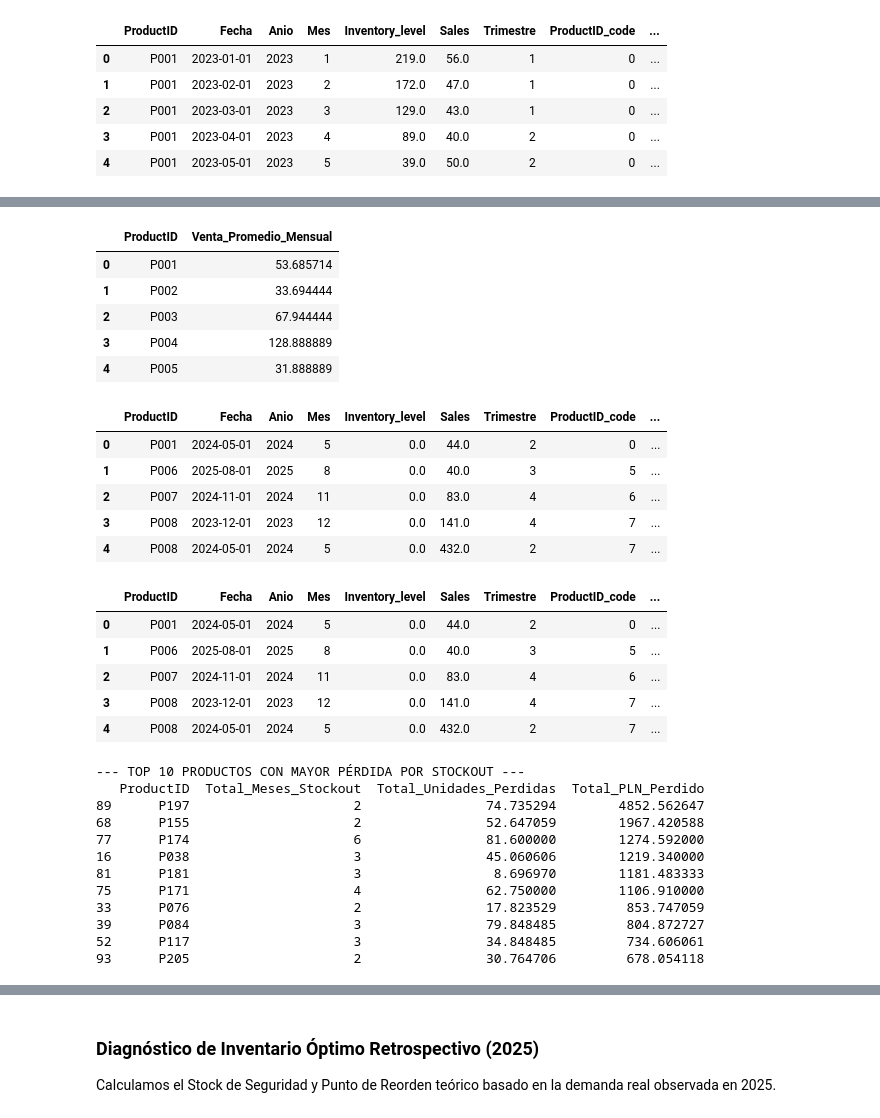
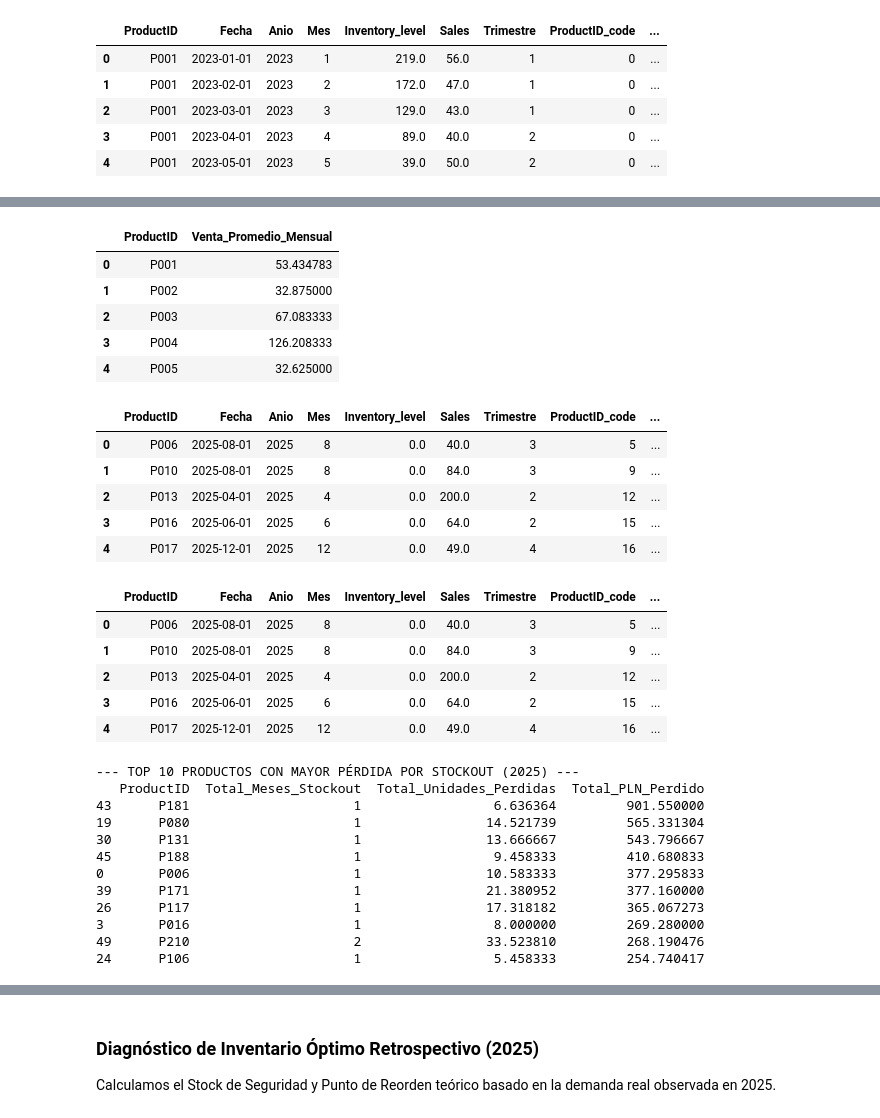
Before and after one commit to BrianmartinZ/pronostico-ventas-xgboost, a Jupyter notebook: notebooks/proyecto.ipynb, the cells around one changed output, grey strips where cells are left out. Saved outputs shown, nothing was run; the diff lists cells and outputs as text; code cells hidden in the pictures.

```diff
--- a/notebooks/proyecto.ipynb
+++ b/notebooks/proyecto.ipynb
@@ -230,0 +218,10 @@ Total de meses con stockout detectados: 182
+# %%
+# Identificar meses con stockout (2023-2025)
+stockouts = df_pivot[df_pivot['Inventory_level'] == 0].copy()
+
+# Identificar meses con stockout (solo 2025)
+stockouts_25 = df_pivot[(df_pivot['Inventory_level'] == 0) & (df_pivot['Anio'] == 2025)].copy()
+
+print(f"Total de meses con stockout en 2025: {len(stockouts_25)}")
+print(f"Total de meses con stockout historico 2023-2025: {len(stockouts)}")
+stockouts.head()
@@ -231,27 +237,29 @@ Total de meses con stockout detectados: 182
 # %%
 # Estimar ventas perdidas
-# Venta promedio mensual SOLO en meses donde SÍ había stock (> 0)
-sales_prom = df_pivot[df_pivot['Inventory_level'] > 0].groupby('ProductID')['Sales'].mean().reset_index()
+# Venta promedio mensual SOLO en meses donde SÍ había stock (> 0), usando el histórico 2023-2024
+sales_prom = (df_pivot[(df_pivot['Inventory_level'] > 0) & (df_pivot['Anio'] <= 2024)]
+              .groupby('ProductID')['Sales'].mean().reset_index())
 sales_prom.columns = ['ProductID', 'Venta_Promedio_Mensual']
 sales_prom.head()
 # %% [output]
 |  | ProductID | Venta_Promedio_Mensual |
-| 0 | P001 | 53.685714 |
-| 1 | P002 | 33.694444 |
-| 2 | P003 | 67.944444 |
-| 3 | P004 | 128.888889 |
-| 4 | P005 | 31.888889 |
+| 0 | P001 | 53.434783 |
+| 1 | P002 | 32.875000 |
+| 2 | P003 | 67.083333 |
+| 3 | P004 | 126.208333 |
+| 4 | P005 | 32.625000 |
 # %%
 # Unir ese promedio a la tabla de stockouts
+stockouts_25 = stockouts_25.merge(sales_prom, on='ProductID', how='left')
 stockouts = stockouts.merge(sales_prom, on='ProductID', how='left')
 # %%
-stockouts.head()
+stockouts_25.head()
 # %% [output]
 |  | ProductID | Fecha | Anio | Mes | Inventory_level | Sales | Trimestre | ProductID_code | ... |
-| 0 | P001 | 2024-05-01 | 2024 | 5 | 0.0 | 44.0 | 2 | 0 | ... |
-| 1 | P006 | 2025-08-01 | 2025 | 8 | 0.0 | 40.0 | 3 | 5 | ... |
-| 2 | P007 | 2024-11-01 | 2024 | 11 | 0.0 | 83.0 | 4 | 6 | ... |
-| 3 | P008 | 2023-12-01 | 2023 | 12 | 0.0 | 141.0 | 4 | 7 | ... |
-| 4 | P008 | 2024-05-01 | 2024 | 5 | 0.0 | 432.0 | 2 | 7 | ... |
+| 0 | P006 | 2025-08-01 | 2025 | 8 | 0.0 | 40.0 | 3 | 5 | ... |
+| 1 | P010 | 2025-08-01 | 2025 | 8 | 0.0 | 84.0 | 3 | 9 | ... |
+| 2 | P013 | 2025-04-01 | 2025 | 4 | 0.0 | 200.0 | 2 | 12 | ... |
+| 3 | P016 | 2025-06-01 | 2025 | 6 | 0.0 | 64.0 | 2 | 15 | ... |
+| 4 | P017 | 2025-12-01 | 2025 | 12 | 0.0 | 49.0 | 4 | 16 | ... |
 # %%
 # Calcular unidades perdidas
@@ -260,17 +268,17 @@ stockouts.loc[stockouts['Unidades_Perdidas'] < 0, 'Unidades_Perdidas'] = 0
 # %%
 # Convertir unidades perdidas a dinero (PLN)
-stockouts['Perdida_PLN'] = stockouts['Unidades_Perdidas'] * stockouts['Price_PLN_per_unit']
-stockouts.head()
+stockouts_25['Perdida_PLN'] = stockouts_25['Unidades_Perdidas'] * stockouts_25['Price_PLN_per_unit']
+stockouts_25.head()
 # %% [output]
 |  | ProductID | Fecha | Anio | Mes | Inventory_level | Sales | Trimestre | ProductID_code | ... |
-| 0 | P001 | 2024-05-01 | 2024 | 5 | 0.0 | 44.0 | 2 | 0 | ... |
-| 1 | P006 | 2025-08-01 | 2025 | 8 | 0.0 | 40.0 | 3 | 5 | ... |
-| 2 | P007 | 2024-11-01 | 2024 | 11 | 0.0 | 83.0 | 4 | 6 | ... |
-| 3 | P008 | 2023-12-01 | 2023 | 12 | 0.0 | 141.0 | 4 | 7 | ... |
-| 4 | P008 | 2024-05-01 | 2024 | 5 | 0.0 | 432.0 | 2 | 7 | ... |
+| 0 | P006 | 2025-08-01 | 2025 | 8 | 0.0 | 40.0 | 3 | 5 | ... |
+| 1 | P010 | 2025-08-01 | 2025 | 8 | 0.0 | 84.0 | 3 | 9 | ... |
+| 2 | P013 | 2025-04-01 | 2025 | 4 | 0.0 | 200.0 | 2 | 12 | ... |
+| 3 | P016 | 2025-06-01 | 2025 | 6 | 0.0 | 64.0 | 2 | 15 | ... |
+| 4 | P017 | 2025-12-01 | 2025 | 12 | 0.0 | 49.0 | 4 | 16 | ... |
 # %%
 # Agrupar por producto y rankear
-perdida_por_producto = stockouts.groupby(['ProductID']).agg(
+perdida_por_producto = stockouts_25.groupby(['ProductID']).agg(
     Total_Meses_Stockout=('Fecha', 'nunique'),
     Total_Unidades_Perdidas=('Unidades_Perdidas', 'sum'),
     Total_PLN_Perdido=('Perdida_PLN', 'sum')
@@ -278,21 +286,21 @@ perdida_por_producto = stockouts.groupby(['ProductID']).agg(
 
 perdida_por_producto = perdida_por_producto.sort_values('Total_PLN_Perdido', ascending=False)
 
-print("\n--- TOP 10 PRODUCTOS CON MAYOR PÉRDIDA POR STOCKOUT ---")
+print("\n--- TOP 10 PRODUCTOS CON MAYOR PÉRDIDA POR STOCKOUT (2025) ---")
 print(perdida_por_producto.head(10))
 # %% [output]
---- TOP 10 PRODUCTOS CON MAYOR PÉRDIDA POR STOCKOUT ---
+--- TOP 10 PRODUCTOS CON MAYOR PÉRDIDA POR STOCKOUT (2025) ---
    ProductID  Total_Meses_Stockout  Total_Unidades_Perdidas  Total_PLN_Perdido
-89      P197                     2                74.735294        4852.562647
-68      P155                     2                52.647059        1967.420588
-77      P174                     6                81.600000        1274.592000
-16      P038                     3                45.060606        1219.340000
-81      P181                     3                 8.696970        1181.483333
-75      P171                     4                62.750000        1106.910000
-33      P076                     2                17.823529         853.747059
-39      P084                     3                79.848485         804.872727
-52      P117                     3                34.848485         734.606061
-93      P205                     2                30.764706         678.054118
+43      P181                     1                 6.636364         901.550000
+19      P080                     1                14.521739         565.331304
+30      P131                     1                13.666667         543.796667
+45      P188                     1                 9.458333         410.680833
+0       P006                     1                10.583333         377.295833
+39      P171                     1                21.380952         377.160000
+26      P117                     1                17.318182         365.067273
+3       P016                     1                 8.000000         269.280000
+49      P210                     2                33.523810         268.190476
+24      P106                     1                 5.458333         254.740417
 # %%
 # Visualización
 top_10 = perdida_por_producto.head(10).sort_values('Total_PLN_Perdido', ascending=True)
```
Also changed, not shown: parts of 8 cells of this notebook, 1 other file.
